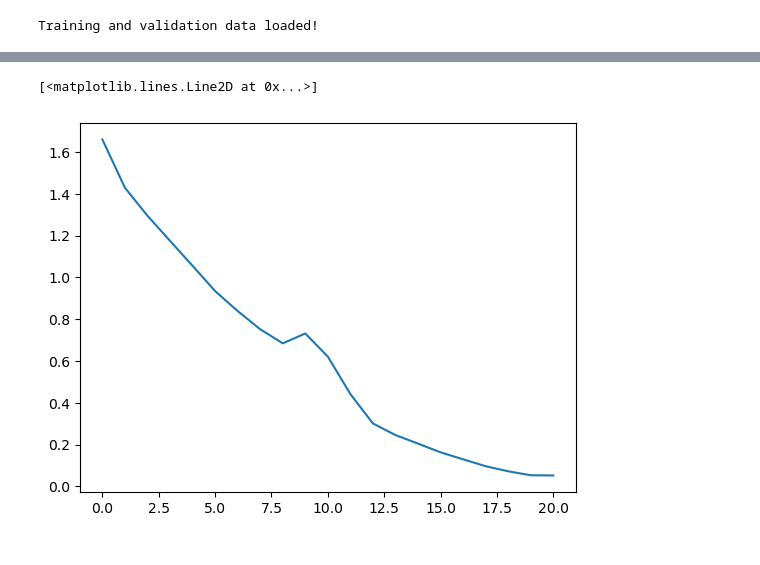
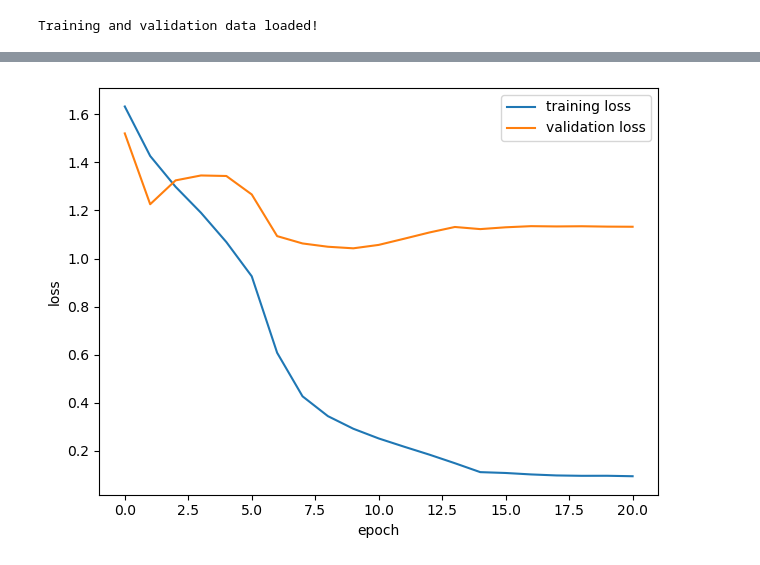
Before and after one commit to maxwellCcook/rooftop-mapping, a Jupyter notebook: code/04resnet18-training-dc.ipynb, the cells around one changed output, grey strips where cells are left out. Drawn from its saved outputs; the diff is of its cells as text; code cells hidden in the pictures.

Commit message:
Updates to resnet-18 training

```diff
--- a/code/04resnet18-training-dc.ipynb
+++ b/code/04resnet18-training-dc.ipynb
@@ -233,8 +144,8 @@ Validation class distribution:
 Name: count, dtype: int64
 # %%
 # Load our image data to check on the format
-stack_da_fp = os.path.join(maindir,'data/spatial/mod/dc_data/planet-data/dc_0623_psscene8b_final_norm.tif')
-# stack_da_fp = os.path.join(homedir,'opp-data/dc_0623_psscene8b_final_norm.tif')
+# stack_da_fp = os.path.join(maindir,'data/spatial/mod/dc_data/planet-data/dc_0623_psscene8b_final_norm.tif')
+stack_da_fp = os.path.join(homedir,'opp-data/dc_0623_psscene8b_final_norm.tif')
 stack_da = rxr.open_rasterio(stack_da_fp, mask=True, cache=False).squeeze()
 n_bands = stack_da.values.shape[:1][0] # get a list of band names
 print(
@@ -271,5 +184,5 @@ Attributes:
 # %%
 # Best params from tuning
-params = {'window_size': 78, 'batch_size': 64, 'learning_rate': 0.01, 'weight_decay': 0.01, 'momentum': 0.8, 'patience': 5}
+params = {'window_size': 78, 'batch_size': 64, 'learning_rate': 0.01, 'weight_decay': 0.01, 'momentum': 0.8, 'patience': 3}
 print(f'Model params: {params}')
 # %% [output]
@@ -316,21 +241,17 @@ imdir = stack_da_fp
 bs = params['batch_size']
 window_size = params['window_size']
 
-pin_memory=False
-if device == "cuda":
-    pin_memory=True # for GPU make true
-
 # Create the training samples
 train_ds = RoofImageDatasetPlanet(train_df[['geometry', 'code']], imdir, n_bands=n_bands, img_dim=window_size)
-train_loader = DataLoader(train_ds, batch_size=bs, num_workers=0, shuffle=True, pin_memory=pin_memory)
+train_loader = DataLoader(train_ds, batch_size=bs, num_workers=0, shuffle=True, pin_memory=True)
 
 # Create the validation samples
 val_ds = RoofImageDatasetPlanet(val_df[['geometry', 'code']], imdir, n_bands=n_bands, img_dim=window_size)
-val_loader = DataLoader(val_ds, batch_size=bs * 2, num_workers=0, shuffle=False, pin_memory=pin_memory)
+val_loader = DataLoader(val_ds, batch_size=bs, num_workers=0, shuffle=False, pin_memory=True)
 
 # Create the test samples
 test_ds = RoofImageDatasetPlanet(test_df[['geometry', 'code']], imdir, n_bands=n_bands, img_dim=window_size)
-test_loader = DataLoader(test_ds, batch_size=bs * 2, num_workers=0, shuffle=False, pin_memory=pin_memory)
+test_loader = DataLoader(test_ds, batch_size=bs, num_workers=0, shuffle=False, pin_memory=True)
 
 print("Training and validation data loaded!")
 # %% [output]
@@ -366,6 +291,8 @@ print_freq = int(len(train_loader) // 4) # quarterly print statements
 # Initialize lists to track the losses for each epoch
 train_losses = [] # stores epoch train losses
 val_losses = [] # stores epoch validation losses
+batch_train_losses= [] # all batch train losses
+batch_val_losses = [] # all batch val losses
 
 num_epochs = 22 # adjust as needed
 for epoch in range(1, num_epochs):
@@ -458,18 +385,8 @@ for epoch in range(1, num_epochs):
     print(f"Time to complete epoch [{epoch}]: {t1:.2f} minutes.")
     print("\n~~~~~~~~~~\n")
 
-    # # (optional) Implement early stopping based on 'patience'
-    # if val_loss < best_val_loss:
-    #     best_val_loss = val_loss
-    #     counter = 0  # Reset counter if we see an improvement
-    # else:
-    #     counter += 1  # Increment counter if no improvement after learning rate adjustment
-    #     if counter >= params['patience'] + 2:
-    #         print(f"Early stopping after [{epoch}] epochs.")
-    #         break
-
     gc.collect() # do a garbage cleanup
-    torch.cuda.empty_cache()
+    torch.cuda.empty_cache() # empty the GPU
 
 t2 = (time.time() - t0) / 60
 print(f"Total elapsed time: {t2:.2f} minutes.")
@@ -496,6 +429,15 @@ results_dir = os.path.join(maindir,'results/resnet18/')
 # %%
-# Plot the model loss function
-plt.plot(np.array(train_losses))
+# Epoch training loss
+plt.plot(train_losses, label='training loss')
+plt.plot(val_losses, label='validation loss')
+plt.xlabel('epoch')
+plt.ylabel('loss')
+plt.tight_layout()
+plt.legend()
+
+out_png = os.path.join(homedir,'results/dc_epoch_trainval_loss.png')
+plt.savefig(out_png, dpi=300, bbox_inches='tight')
+
+plt.show()
 # %% [output]
-[<matplotlib.lines.Line2D at 0x...>]
-[figure, old version]
+[figure, new version]
```
Also changed, not shown: parts of 43 cells of this notebook, 1 other file.
